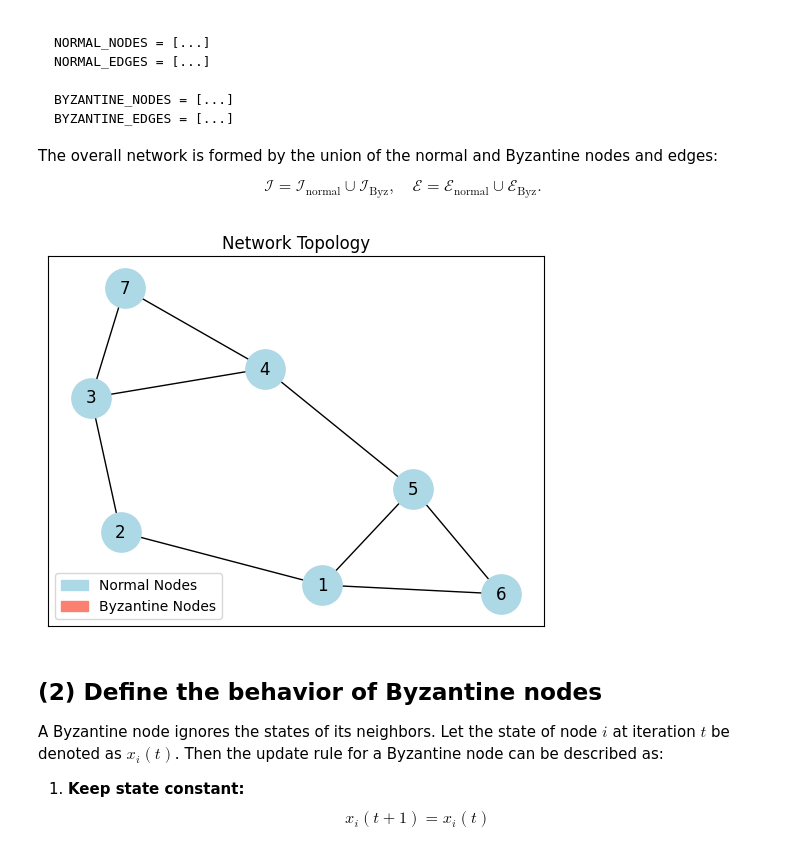
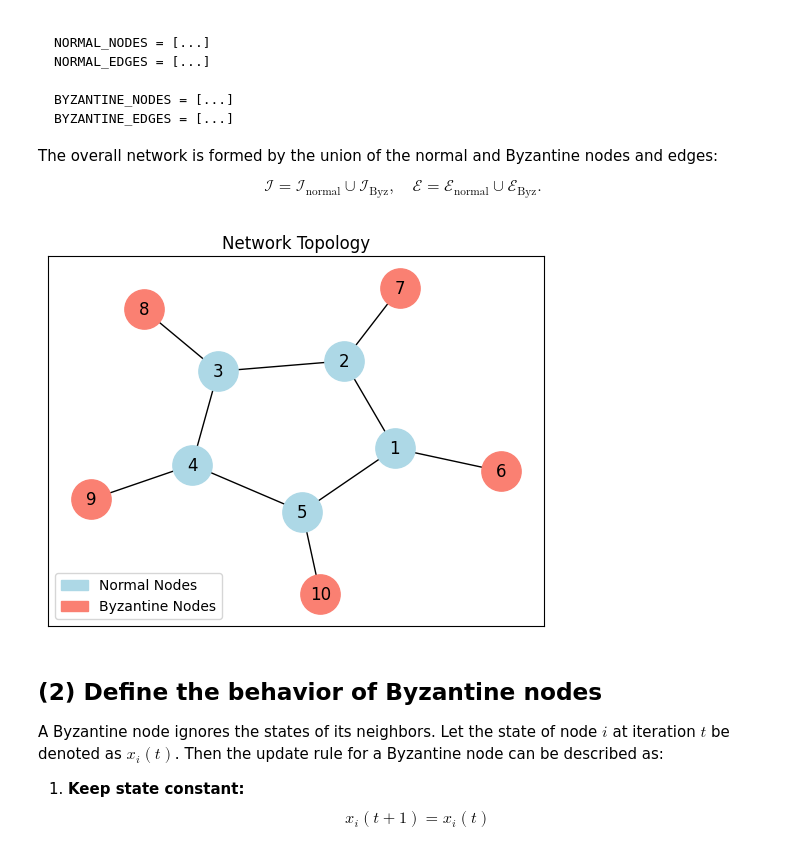
Before and after one commit to rui-huang-opt/arepc, a Jupyter notebook: examples/byzantine.ipynb, the cells around one changed output. Drawn from its saved outputs; the diff is of its cells as text; code cells hidden in the pictures.

```diff
--- a/examples/byzantine.ipynb
+++ b/examples/byzantine.ipynb
@@ -84,20 +84,20 @@ if __name__ == "__main__":
     # ]
 
     # Conservative case
-    NORMAL_NODES = ["1", "2", "3", "4", "5", "6", "7"]
-    NORMAL_EDGES = [
-        ("1", "2"),
-        ("2", "3"),
-        ("3", "4"),
-        ("4", "5"),
-        ("5", "1"),
-        ("1", "6"),
-        ("5", "6"),
-        ("3", "7"),
-        ("4", "7"),
-    ]
-    BYZANTINE_NODES = []
-    BYZANTINE_EDGES = []
+    # NORMAL_NODES = ["1", "2", "3", "4", "5", "6", "7"]
+    # NORMAL_EDGES = [
+    #     ("1", "2"),
+    #     ("2", "3"),
+    #     ("3", "4"),
+    #     ("4", "5"),
+    #     ("5", "1"),
+    #     ("1", "6"),
+    #     ("5", "6"),
+    #     ("3", "7"),
+    #     ("4", "7"),
+    # ]
+    # BYZANTINE_NODES = []
+    # BYZANTINE_EDGES = []
 
     NODES = NORMAL_NODES + BYZANTINE_NODES
     EDGES = NORMAL_EDGES + BYZANTINE_EDGES
@@ -119,34 +119,34 @@ if __name__ == "__main__":
     pos = nx.spring_layout(G, seed=11, k=0.8)
 
     nx.draw_networkx_nodes(
         G,
         pos,
         nodelist=NORMAL_NODES,
         node_color="lightblue",
         node_size=800,
         ax=ax,
     )
 
     nx.draw_networkx_nodes(
         G,
         pos,
         nodelist=BYZANTINE_NODES,
         node_color="salmon",
         node_size=800,
         ax=ax,
     )
 
     nx.draw_networkx_edges(G, pos, ax=ax)
     nx.draw_networkx_labels(G, pos, ax=ax)
 
     import matplotlib.patches as mpatches
 
     blue_patch = mpatches.Patch(color="lightblue", label="Normal Nodes")
     red_patch = mpatches.Patch(color="salmon", label="Byzantine Nodes")
 
     ax.legend(handles=[blue_patch, red_patch], loc="lower left")
 # %% [output]
-[figure, old version]
+[figure, new version]
 # %% [markdown]
 ## (2) Define the behavior of Byzantine nodes
 
```
Also changed, not shown: parts of 12 cells of this notebook, 6 other files.
